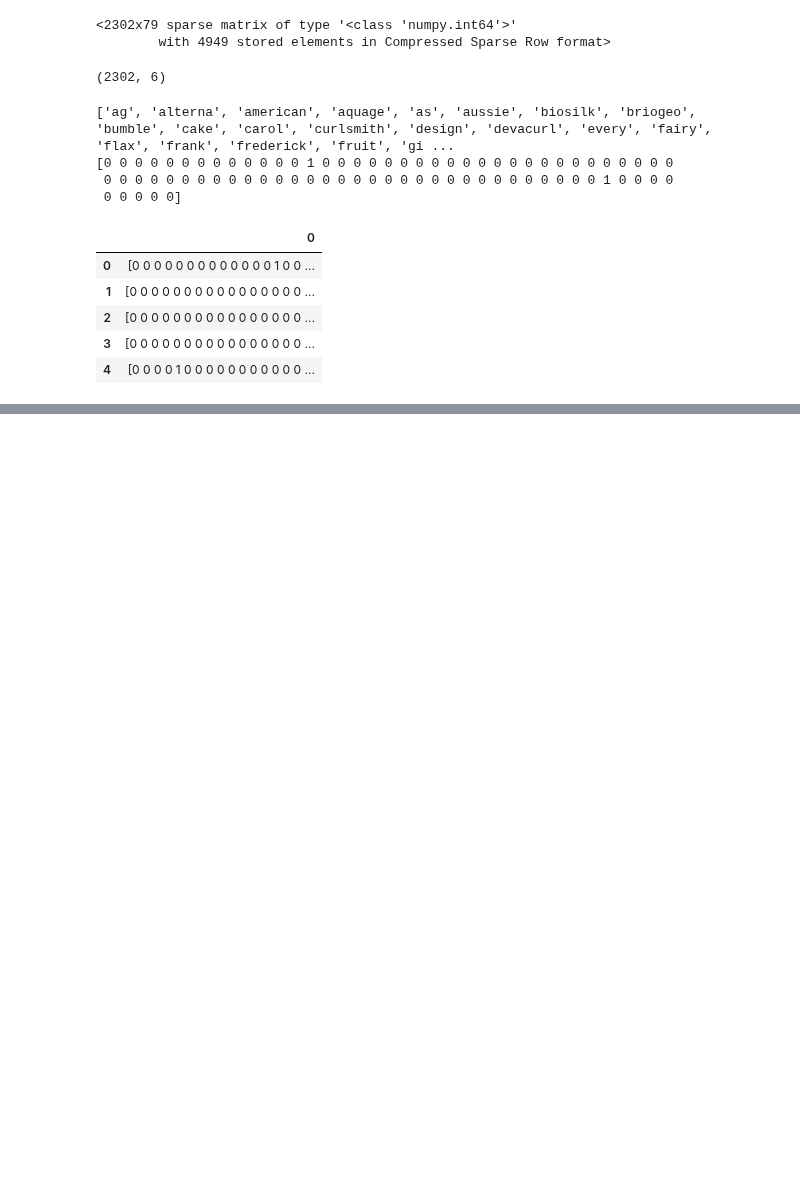
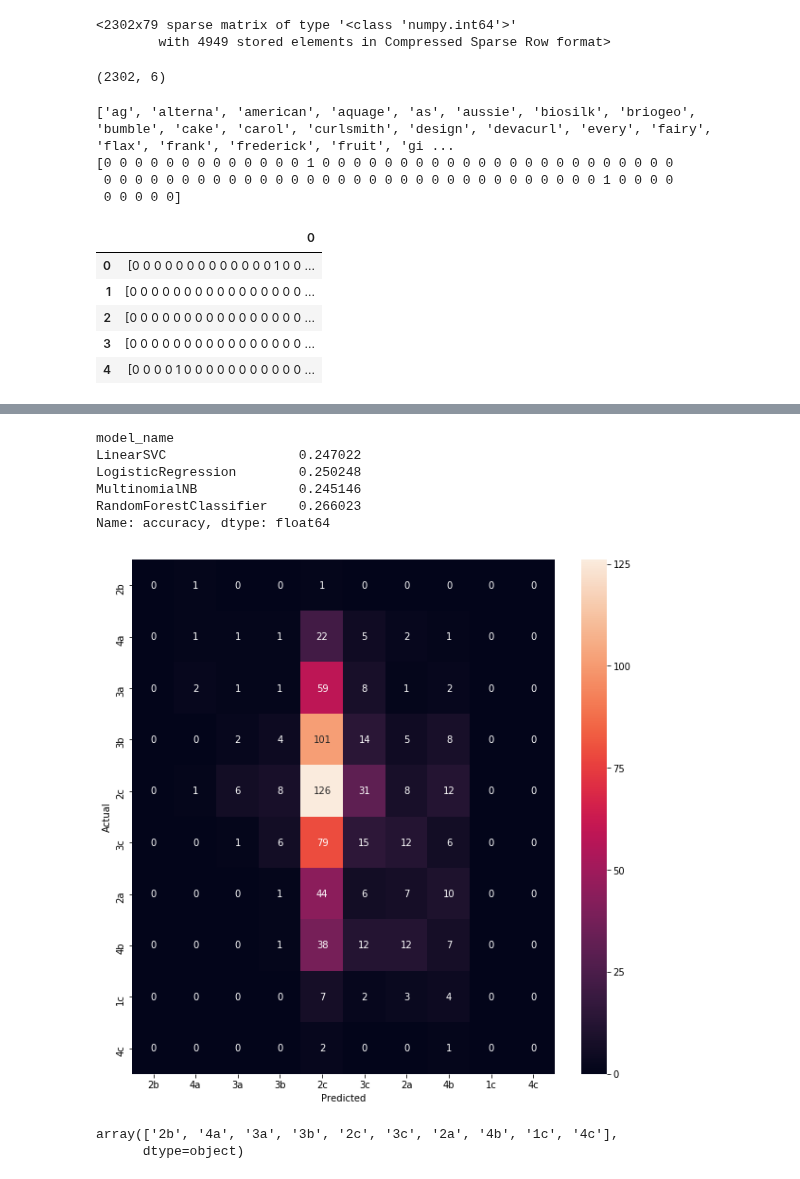
Before and after one commit to 99KHayes/products-for-curlies, a Jupyter notebook: notebooks/03_analysis/20190911-kph-models-on-cleaned-data.ipynb, the cells around one changed output, grey strips where cells are left out. Cells and saved outputs as stored; diff of their text form; code cells hidden in the pictures; blank space fills up the shorter version.

Commit message:
new models giving f1 score

```diff
--- a/notebooks/03_analysis/20190911-kph-models-on-cleaned-data.ipynb
+++ b/notebooks/03_analysis/20190911-kph-models-on-cleaned-data.ipynb
@@ -185,0 +209,4 @@ products_with_vecs.head()
+# %%
+clean_pattern_products_df = products_df.dropna(axis=0, how='any', subset=['curl_pattern'])
+print(clean_pattern_products_df.shape)
+clean_pattern_products_df.head(20)
@@ -185,0 +232,6 @@ products_with_vecs.head()
+# %%
+
+clean_pattern_products_df['curl_catagory'] = pd.Categorical(clean_pattern_products_df.curl_pattern)
+clean_pattern_products_df["curl_catagory"] = clean_pattern_products_df["curl_catagory"].cat.codes
+print(clean_pattern_products_df.describe())
+clean_pattern_products_df.head()
@@ -185,0 +277,50 @@ products_with_vecs.head()
+# %%
+X_train, X_test, y_train, y_test = train_test_split(clean_pattern_products_df['relevant_products'], clean_pattern_products_df['curl_pattern'], random_state = 0)
+count_vect = CountVectorizer()
+X_train_counts = count_vect.fit_transform(X_train)
+features = count_vect.fit_transform(clean_pattern_products_df.relevant_products).toarray()
+labels = clean_pattern_products_df.curl_pattern
+# %%
+
+models = [
+    RandomForestClassifier(n_estimators=200, max_depth=3, random_state=0),
+    LinearSVC(),
+    MultinomialNB(),
+    LogisticRegression(random_state=0)]
+CV = 5
+cv_df = pd.DataFrame(index=range(CV * len(models)))
+entries = []
+for model in models:
+    model_name = model.__class__.__name__
+    accuracies = cross_val_score(model, features, labels, scoring='accuracy', cv=CV)
+    for fold_idx, accuracy in enumerate(accuracies):
+        entries.append((model_name, fold_idx, accuracy))
+cv_df = pd.DataFrame(entries, columns=['model_name', 'fold_idx', 'accuracy'])
+# %%
+cv_df.groupby('model_name').accuracy.mean()
+# %% [output]
+model_name
+LinearSVC                 0.247022
+LogisticRegression        0.250248
+MultinomialNB             0.245146
+RandomForestClassifier    0.266023
+Name: accuracy, dtype: float64
+# %%
+X_train, X_test, y_train, y_test = train_test_split(features, labels, test_size=0.33, random_state=0)
+model.fit(X_train, y_train)
+y_pred = model.predict(X_test)
+
+conf_mat = confusion_matrix(y_test, y_pred)
+fig, ax = plt.subplots(figsize=(10,10))
+sns.heatmap(conf_mat, annot=True, fmt='d',
+            xticklabels=clean_pattern_products_df.curl_pattern.unique(), yticklabels=clean_pattern_products_df.curl_pattern.unique())
+plt.ylabel('Actual')
+plt.xlabel('Predicted')
+plt.show()
+# %% [output]
+[figure, added]
+# %%
+clean_pattern_products_df.curl_pattern.unique()
+# %% [output]
+array(['2b', '4a', '3a', '3b', '2c', '3c', '2a', '4b', '1c', '4c'],
+      dtype=object)
```
Also changed, not shown: parts of 16 cells of this notebook, 1 other file.
